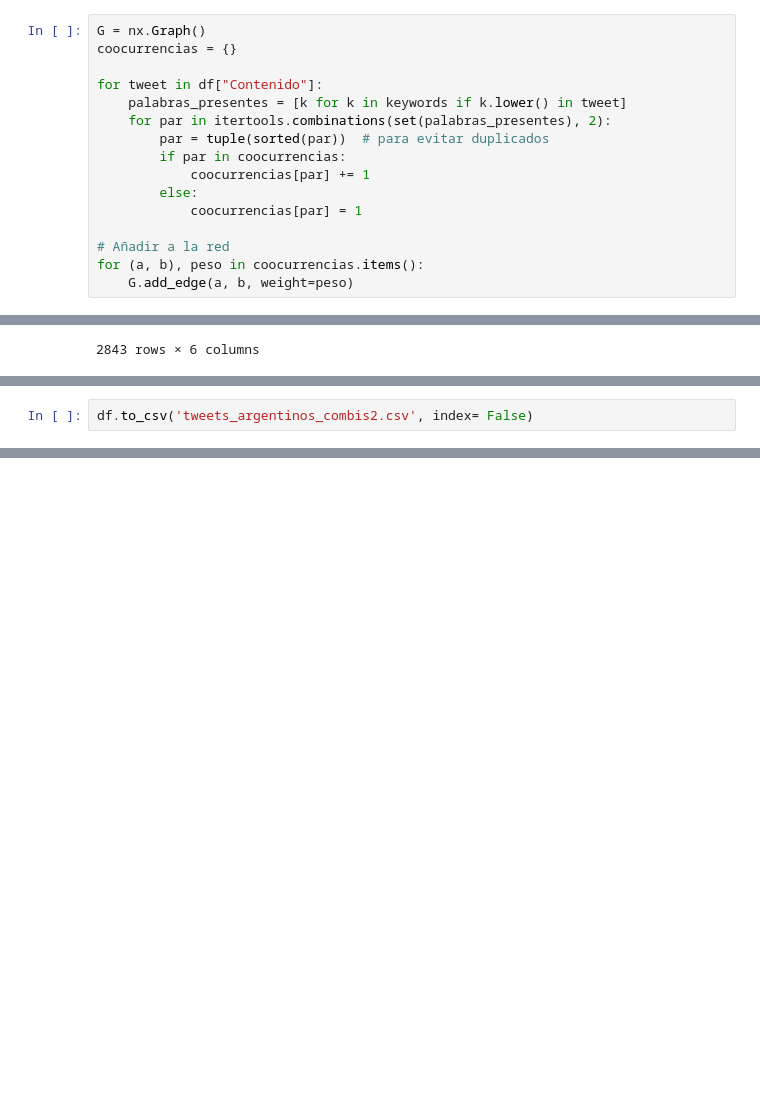
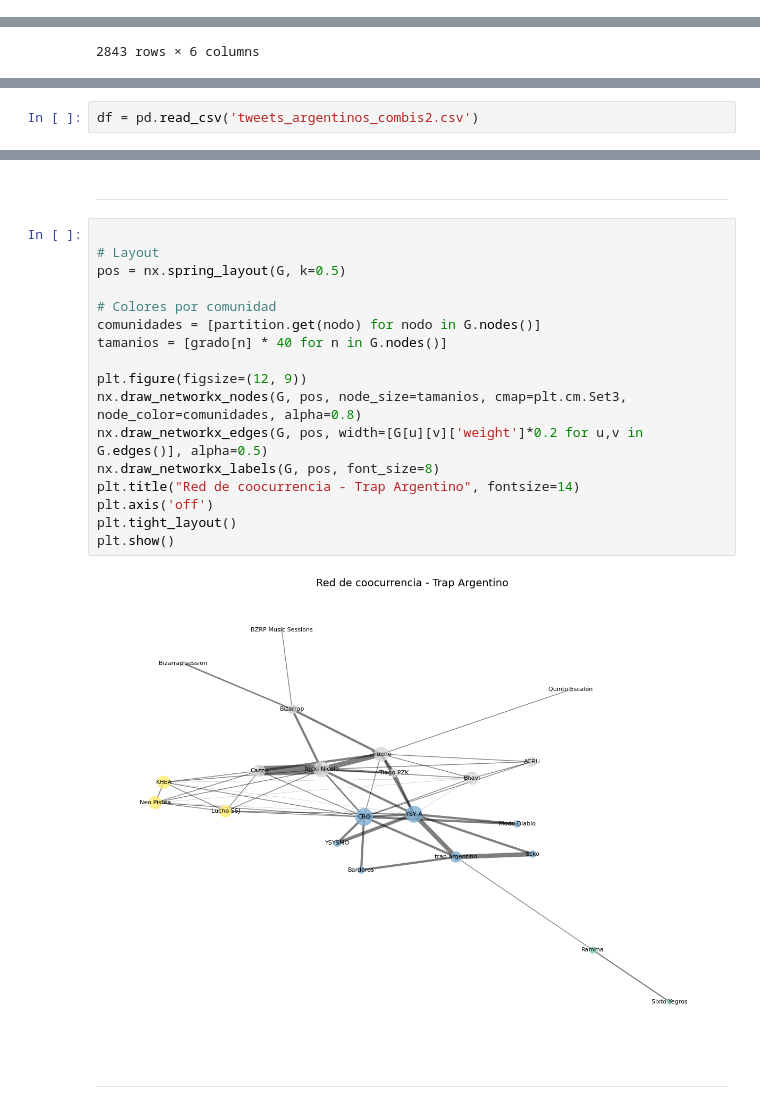
Before and after one commit to adr2204/codigo_analisis_red_trap_argentino, a Jupyter notebook: trabajo_computacion_social.ipynb, the cells around one changed output, grey strips where cells are left out. Saved outputs shown, nothing was run; the diff lists cells and outputs as text; blank space fills up the shorter version.

```diff
--- a/trabajo_computacion_social.ipynb
+++ b/trabajo_computacion_social.ipynb
@@ -2829,16 +285,0 @@ df["Contenido"] = df["Contenido"].astype(str).str.lower()
-# %%
-G = nx.Graph()
-coocurrencias = {}
-
-for tweet in df["Contenido"]:
-    palabras_presentes = [k for k in keywords if k.lower() in tweet]
-    for par in itertools.combinations(set(palabras_presentes), 2):
-        par = tuple(sorted(par))  # para evitar duplicados
-        if par in coocurrencias:
-            coocurrencias[par] += 1
-        else:
-            coocurrencias[par] = 1
-
-# Añadir a la red
-for (a, b), peso in coocurrencias.items():
-    G.add_edge(a, b, weight=peso)
@@ -3159,2 +613,2 @@ df
 # %%
-df.to_csv('tweets_argentinos_combis2.csv', index= False)
+df = pd.read_csv('tweets_argentinos_combis2.csv')
@@ -3160,0 +805,23 @@ df.to_csv('tweets_argentinos_combis2.csv', index= False)
+# %% [markdown]
+-------------
+# %%
+
+# Layout
+pos = nx.spring_layout(G, k=0.5)
+
+# Colores por comunidad
+comunidades = [partition.get(nodo) for nodo in G.nodes()]
+tamanios = [grado[n] * 40 for n in G.nodes()]
+
+plt.figure(figsize=(12, 9))
+nx.draw_networkx_nodes(G, pos, node_size=tamanios, cmap=plt.cm.Set3, node_color=comunidades, alpha=0.8)
+nx.draw_networkx_edges(G, pos, width=[G[u][v]['weight']*0.2 for u,v in G.edges()], alpha=0.5)
+nx.draw_networkx_labels(G, pos, font_size=8)
+plt.title("Red de coocurrencia - Trap Argentino", fontsize=14)
+plt.axis('off')
+plt.tight_layout()
+plt.show()
+# %% [output]
+[figure, added]
+# %% [markdown]
+---------------------
```
Also changed, not shown: parts of 201 cells of this notebook.
